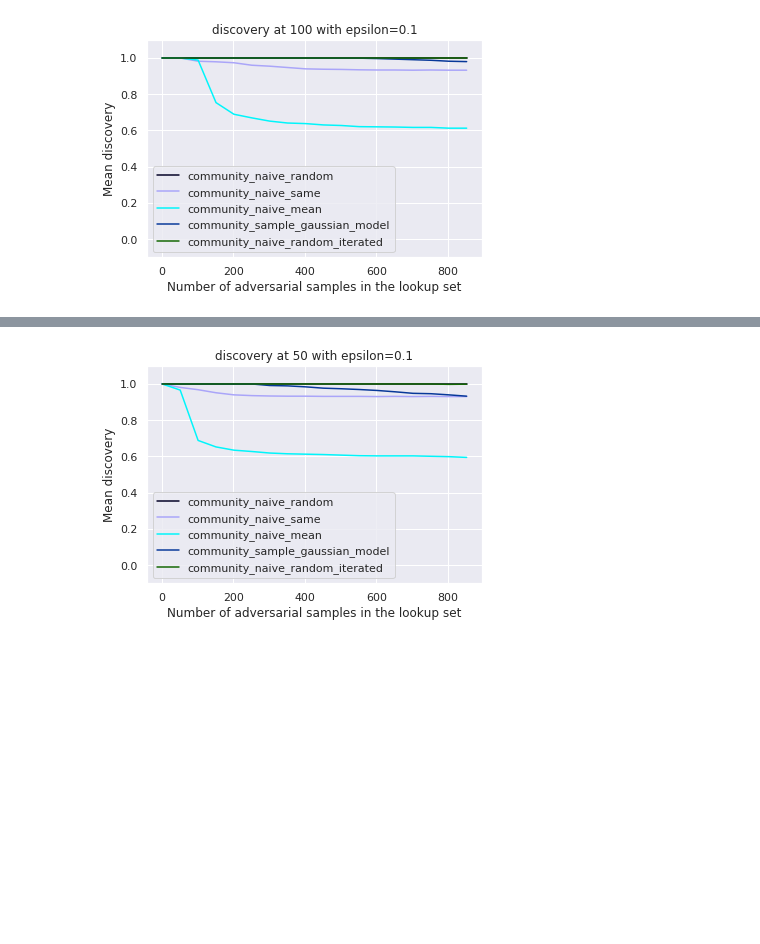
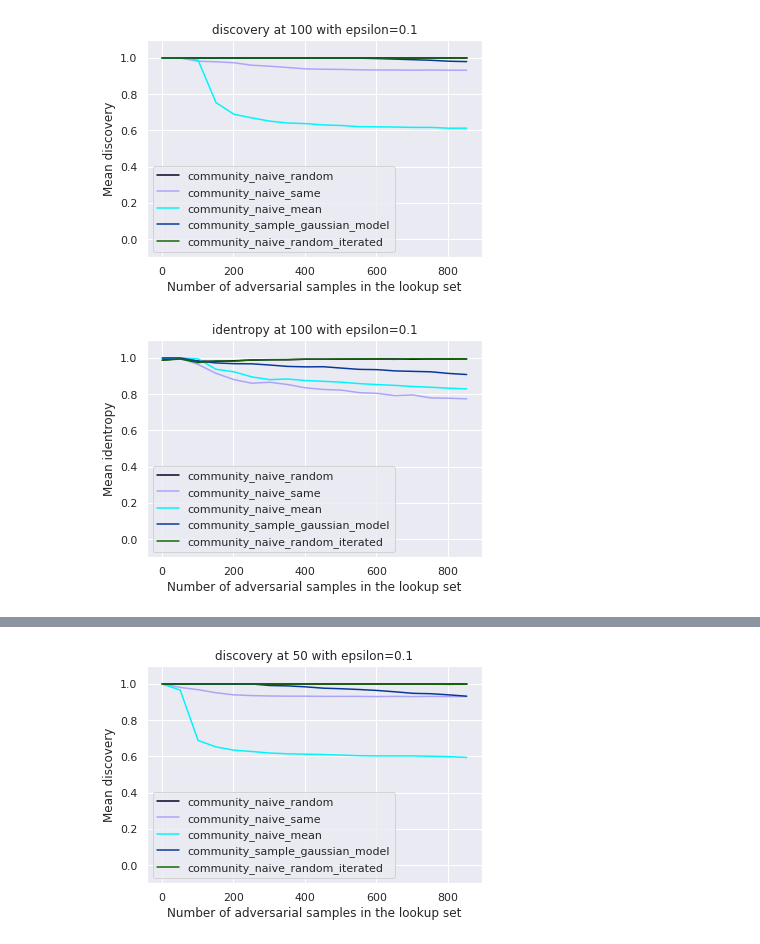
Before and after one commit to psturmfels/adversarial_faces, a Jupyter notebook: notebooks/recall_vs_adv_set_size.ipynb, the cells around one changed output, grey strips where cells are left out. Saved outputs shown, nothing was run; the diff lists cells and outputs as text; code cells hidden in the pictures; blank space fills up the shorter version.

Commit message:
fixed bug in identropy computation

```diff
--- a/notebooks/recall_vs_adv_set_size.ipynb
+++ b/notebooks/recall_vs_adv_set_size.ipynb
@@ -42,3 +42,12 @@ plot_recall_vary_decoy(
 )
 # %% [output]
 [figure]
+# %%
+plot_recall_vary_decoy(
+    k=100,
+    mode="identropy",
+    sample_sizes=np.arange(2, 900, 50),
+    **kwargs
+)
+# %% [output]
+[figure, added]
```
Also changed, not shown: parts of 1 cell of this notebook, 2 other files.
